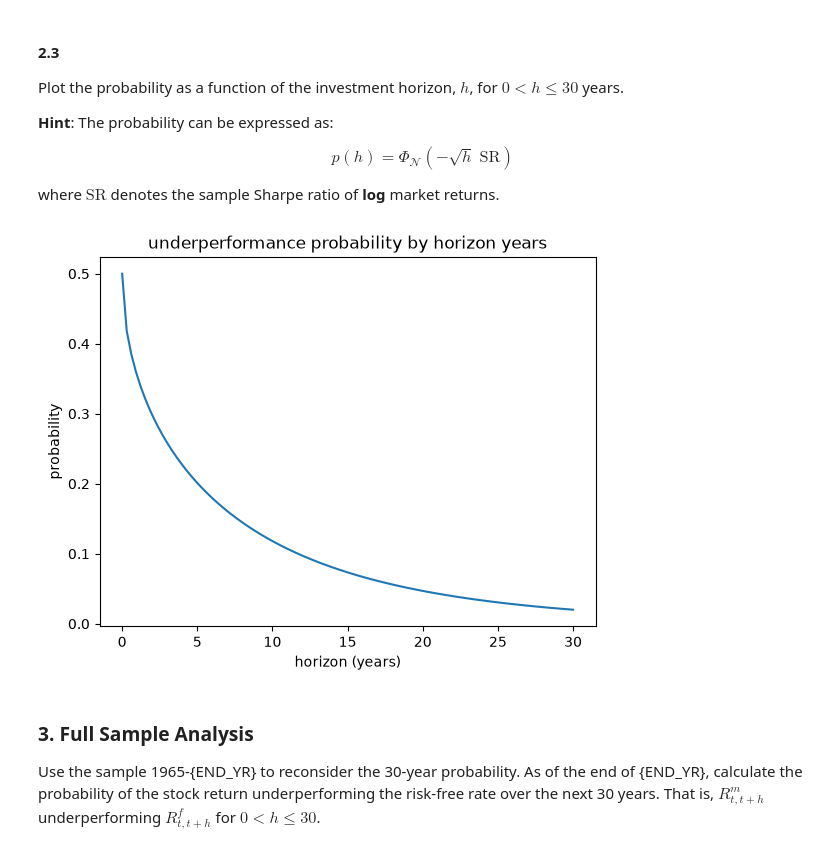
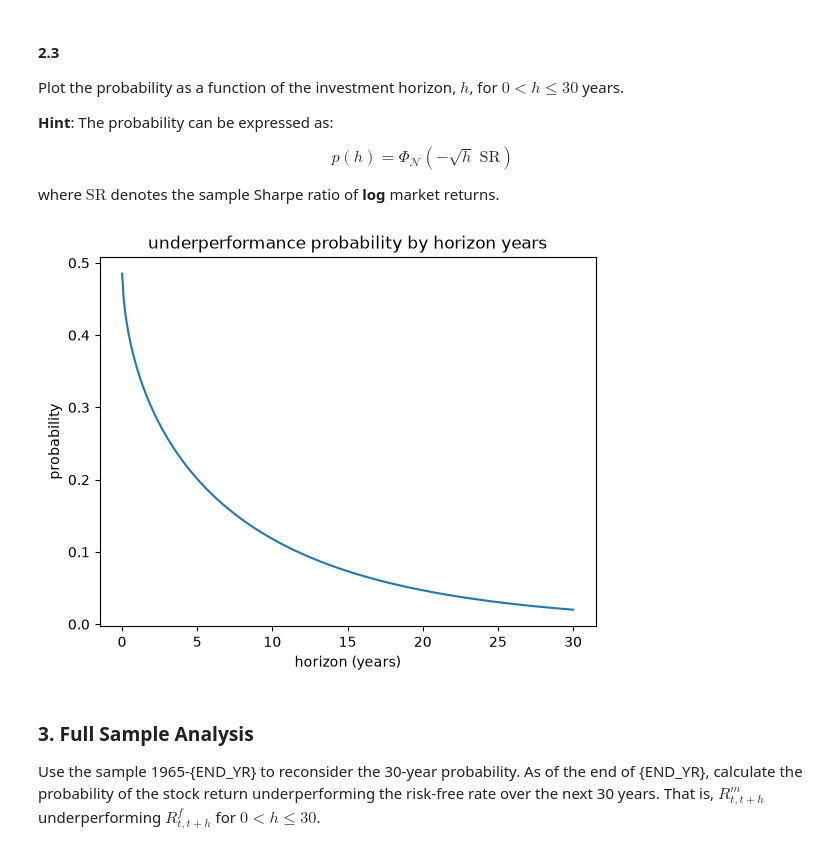
Before and after one commit to forddendorf/finm36700_group1A, a Jupyter notebook: Portfolio_hw3.ipynb, the cells around one changed output. Drawn from its saved outputs; the diff is of its cells as text; code cells hidden in the pictures.

```diff
--- a/Portfolio_hw3.ipynb
+++ b/Portfolio_hw3.ipynb
@@ -153,14 +153,14 @@ $$p(h) = \Phi_{\mathcal{N}}\left(-\sqrt{h}\;\text{SR}\right)$$
 where $\text{SR}$ denotes the sample Sharpe ratio of **log** market returns.
 # %%
 import matplotlib.pyplot as plt
-h = np.linspace(0, 30, 100)
+h = np.linspace(0.01, 30, 300)
 plt.plot(h, calc_prob(h))
 plt.xlabel("horizon (years)")
 plt.ylabel("probability")
 plt.title("underperformance probability by horizon years")
 plt.show()
 # %% [output]
-[figure, old version]
+[figure, new version]
 # %% [markdown]
 ### 3. Full Sample Analysis
 
```
Also changed, not shown: parts of 3 cells of this notebook.
